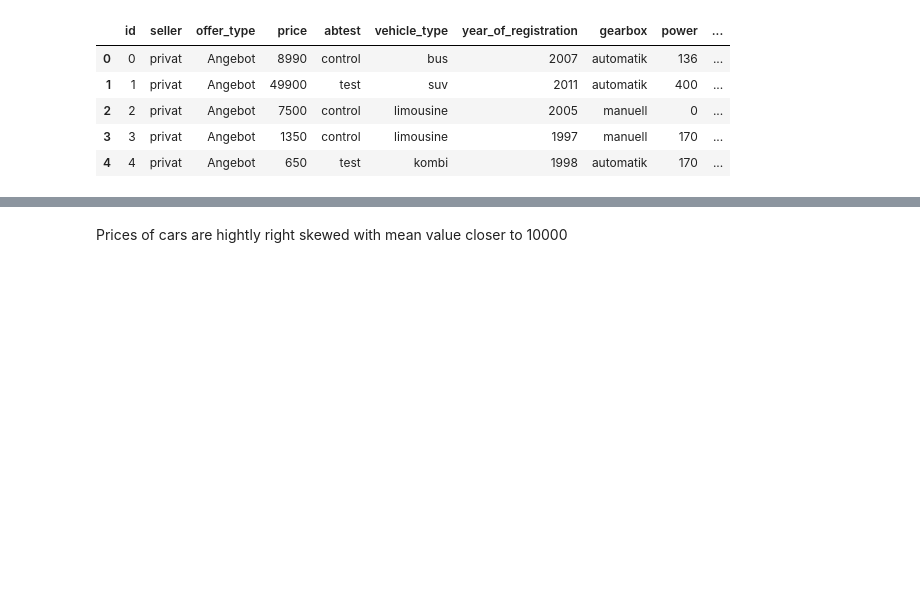
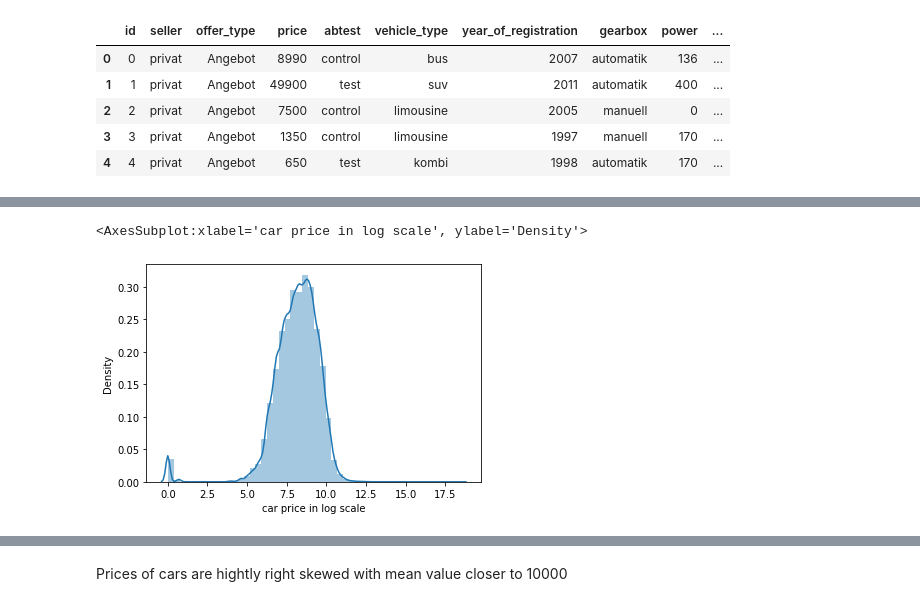
Before and after one commit to Vasan-th/Summer-School-2022, a Jupyter notebook: car-price-prediction.ipynb, the cells around one changed output, grey strips where cells are left out. Drawn from its saved outputs; the diff is of its cells as text; code cells hidden in the pictures; blank space fills up the shorter version.

```diff
--- a/car-price-prediction.ipynb
+++ b/car-price-prediction.ipynb
@@ -134,0 +172,7 @@ plt.show()
+# %%
+train['price'] = np.log1p(train['price'])
+# %%
+sns.distplot(train['price']), axlabel = 'car price in log scale', kde = True)
+# %% [output]
+<AxesSubplot:xlabel='car price in log scale', ylabel='Density'>
+[figure, added]
```
Also changed, not shown: parts of 44 cells of this notebook.
